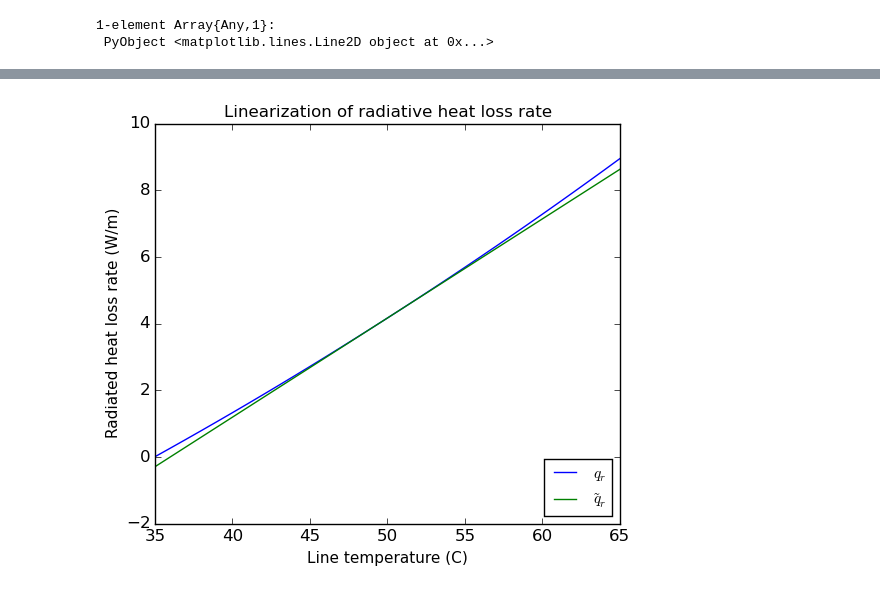
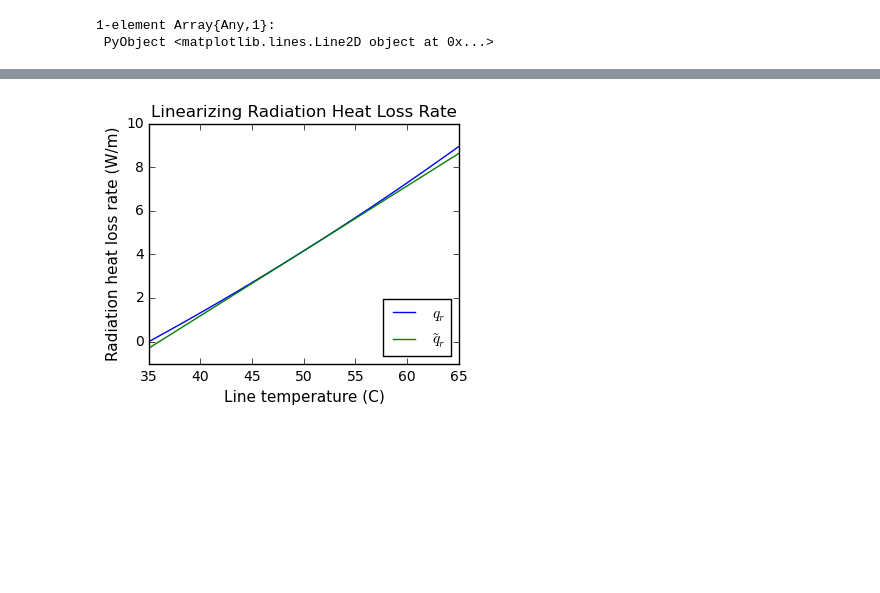
Before and after one commit to kersulis/TemporalInstanton.jl, a Jupyter notebook: nbs/2015-06-23-More efficient figure generation.ipynb, the cells around one changed output, grey strips where cells are left out. Drawn from its saved outputs; the diff is of its cells as text; code cells hidden in the pictures; blank space fills up the shorter version.

```diff
--- a/nbs/2015-06-23-More efficient figure generation.ipynb
+++ b/nbs/2015-06-23-More efficient figure generation.ipynb
@@ -103,0 +107,26 @@ Unsolved lines: 0
+# %%
+@iprofile clear
+
+time_intervals = 3 # thirty minutes
+time_values = 0:60:600 # ten minutes in 1-min steps
+int_length = 600. # seconds
+
+G0 = [0.7*Gp,0.7*Gp,0.7*Gp]
+D0 = [0.9*Dp,0.9*Dp,0.9*Dp]
+P0 = [Rp,1.5*Rp,1.5*Rp]
+
+# time_intervals = 6 # thirty minutes total
+# time_values = 0:30:300 # five minutes in 30-sec steps
+# int_length = 300. # seconds = 5 min
+
+# # Generation, demand, and wind gen forecast:
+# G0 = [0.7*Gp,0.7*Gp,0.7*Gp,0.7*Gp,0.7*Gp,0.7*Gp]
+# D0 = [0.9*Dp,0.9*Dp,0.9*Dp,0.9*Dp,0.9*Dp,0.9*Dp]
+# P0 = [Rp,1.1*Rp,1.2*Rp,1.3*Rp,1.4*Rp,1.5*Rp]
+
+# Temporal instanton analysis:
+score,x,θ,α,diffs,xopt = solve_temporal_instanton(
+    Ridx,Y,G0,P0,D0,Sb,ref,lines,
+    res,reac,k,line_lengths,Tamb,
+    T0,int_length)
+println("Unsolved lines: $(sum(score.==Inf))")
@@ -298,28 +355,31 @@ plot(sort([v[end] for v in temp_trajectories]))
 # %%
 # Approximate radiative heat loss linearly.
 # Linearize about the midpoint between ambient and limit temperatures.
 
 rad_rate(T,Tamb,ηr) = ηr*((T+273).^4 - (Tamb+273).^4)
 
 Tamb = 35. # C
 Tlim = 65. # C
 ηr = 2.207e-9 # W/m-C^4
 
 function rad_rate_approx(T,Tamb,Tlim,ηr)
     Tmid = (Tamb + Tlim)/2
     return ηr*((Tmid + 273).^4 - (Tamb + 273).^4) + (4*ηr*(Tmid + 273).^3)*(T - Tmid)
 end
 
-fig = figure(figsize=(6,5))
+fig = figure(figsize=(4,3))
 Tmax = 65.
 Trange = Tamb:1:Tmax
 plot(Trange,rad_rate(Trange,Tamb,ηr))
 xlabel("Line temperature (C)",fontsize=11)
-ylabel("Radiated heat loss rate (W/m)",fontsize=11)
+ylabel("Radiation heat loss rate (W/m)",fontsize=11)
 hold=true
 plot(Trange,rad_rate_approx(Trange,Tamb,Tlim,ηr))
+axis([35,65,-1,10])
 legend([L"q_r",L"\tilde{q}_r"],fontsize=11,loc=4)
-title("Linearization of radiative heat loss rate",fontsize=12)
-#savefig("../images/2015-06-24-rad_linear_approx.png",dpi=600)
+title("Linearizing Radiation Heat Loss Rate",fontsize=12)
+xticks(fontsize=10)
+yticks(fontsize=10)
+savefig("../images/2015-06-24-rad_linear_approx2.png",dpi=600,bbox_inches="tight")
 # %% [output]
-[figure, old version]
+[figure, new version]
```
Also changed, not shown: parts of 8 cells of this notebook, 6 other files.
